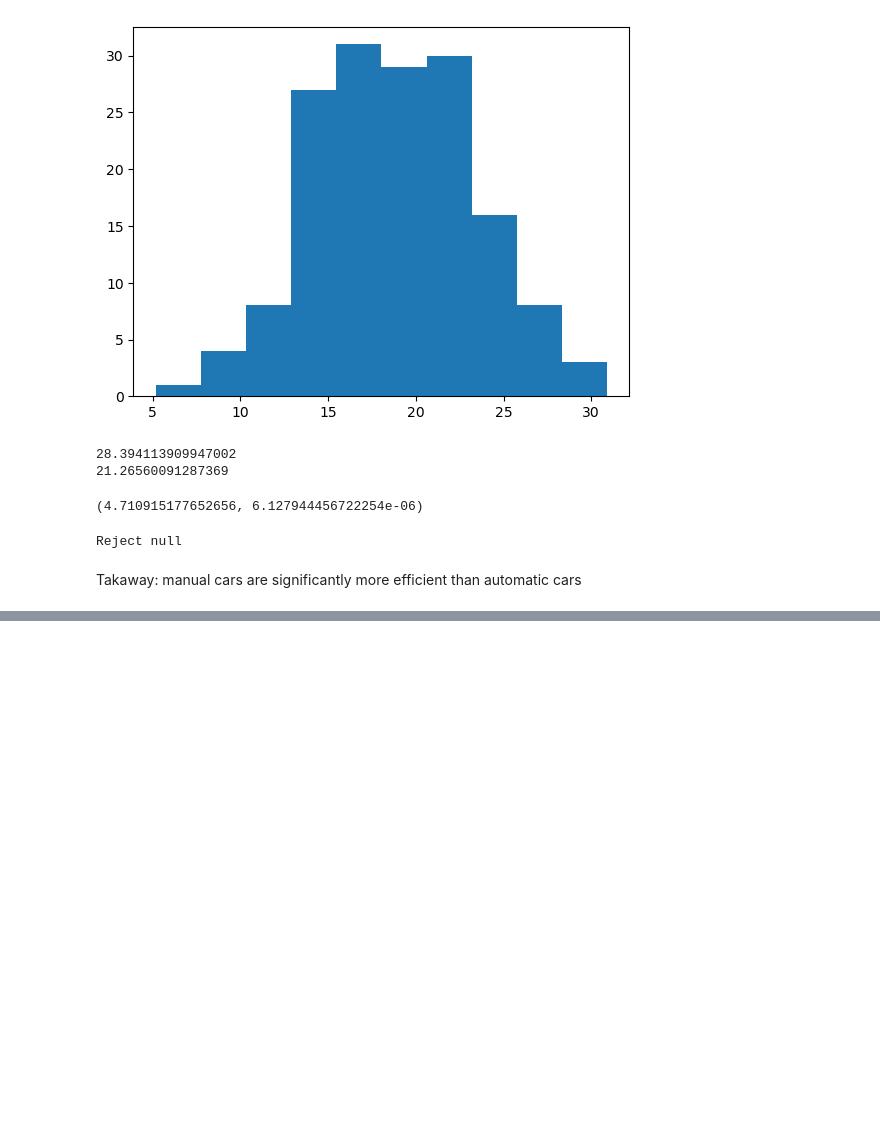
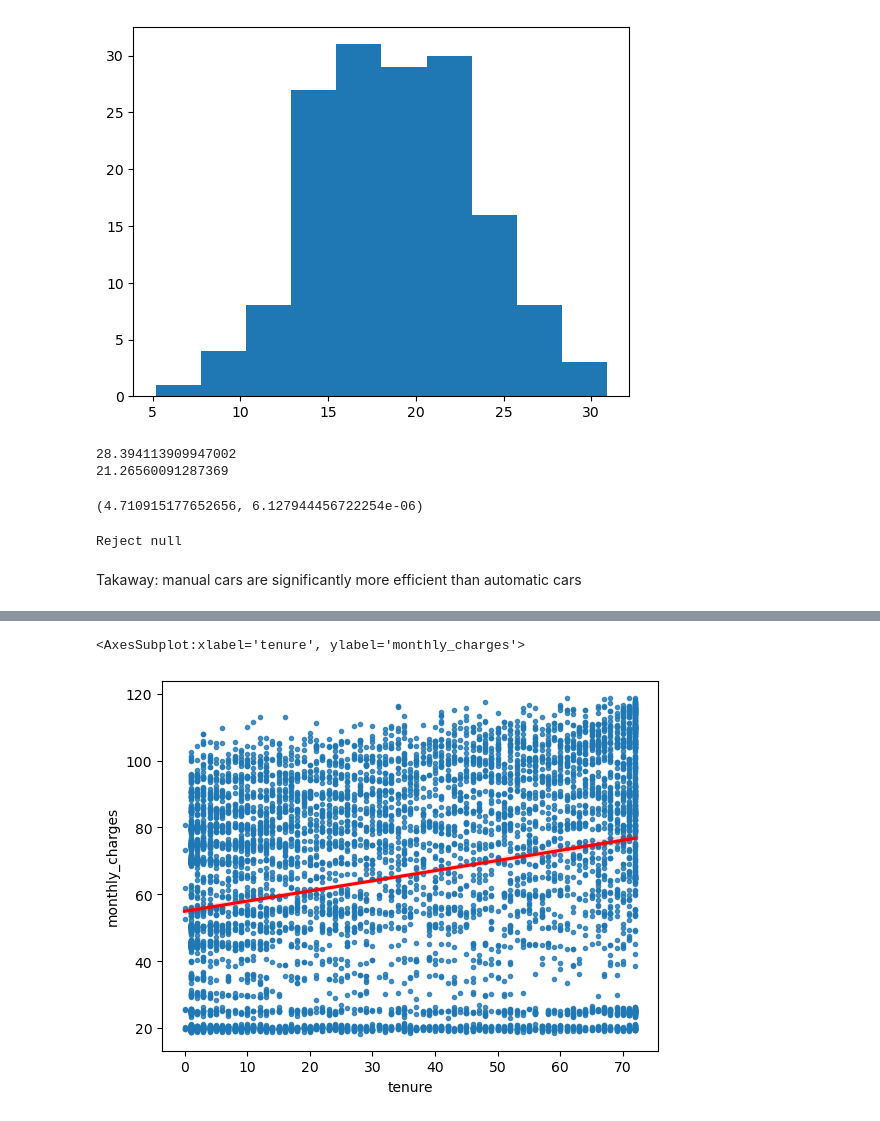
Before and after one commit to ihcrane/statistics-exercises, a Jupyter notebook: hypothesis_testing.ipynb, the cells around one changed output, grey strips where cells are left out. Cells and saved outputs as stored; diff of their text form; code cells hidden in the pictures; blank space fills up the shorter version.

```diff
--- a/hypothesis_testing.ipynb
+++ b/hypothesis_testing.ipynb
@@ -734,0 +755,7 @@ Takaway: manual cars are significantly more efficient than automatic cars
+# %%
+import env
+
+db_url = f'mysql+pymysql://{env.username}:{env.password}@{env.hostname}/telco_churn'
+df = pd.read_sql('SELECT * FROM customers', db_url)
+df = pd.DataFrame(df)
+df.info()
@@ -734,0 +780,5 @@ Takaway: manual cars are significantly more efficient than automatic cars
+# %%
+sns.regplot(x = 'tenure', y= 'monthly_charges', data = df, marker = '.', line_kws = {'color': 'red'})
+# %% [output]
+<AxesSubplot:xlabel='tenure', ylabel='monthly_charges'>
+[figure, added]
```
Also changed, not shown: parts of 59 cells of this notebook, 2 other files.
